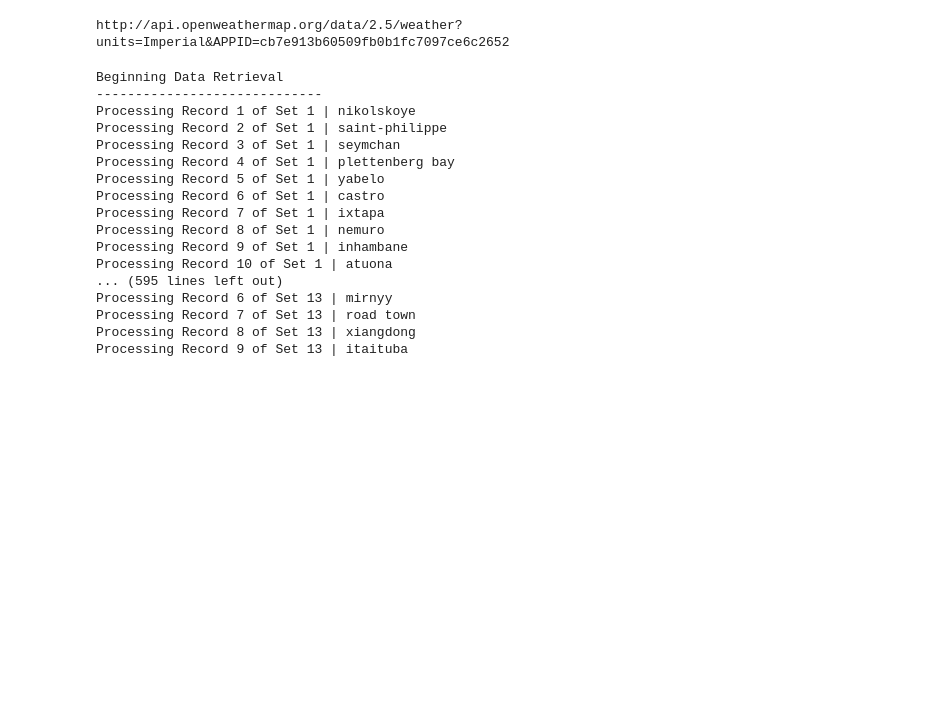
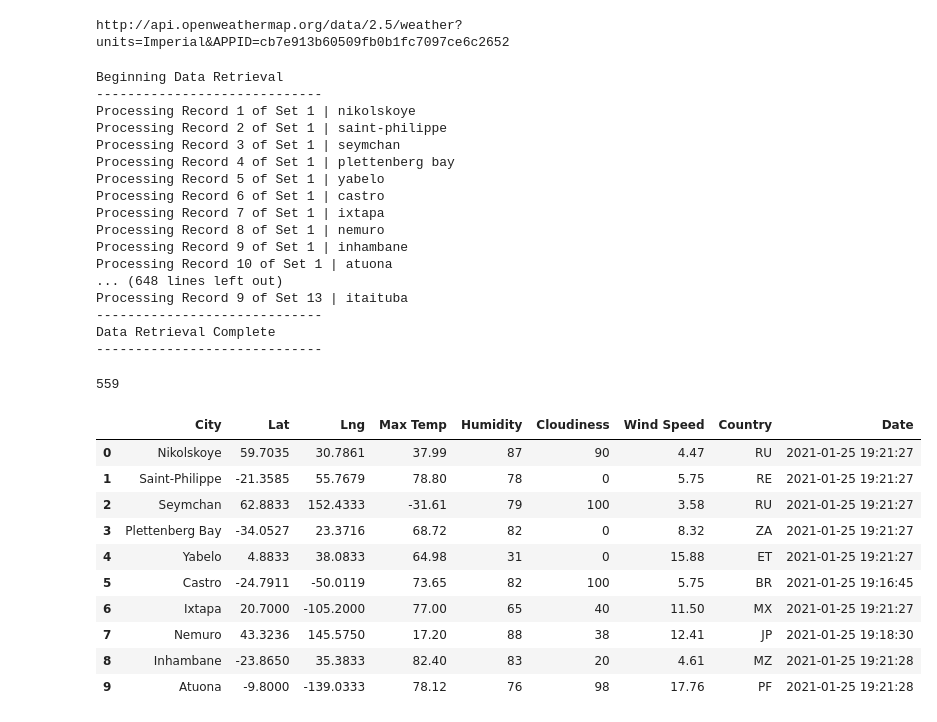
Before and after one commit to GPT2099/World_Weather_Analysis, a Jupyter notebook: WeatherPy.ipynb, the cells around one changed output. Drawn from its saved outputs; the diff is of its cells as text; code cells hidden in the pictures; blank space fills up the shorter version.

```diff
--- a/WeatherPy.ipynb
+++ b/WeatherPy.ipynb
@@ -69,6 +69,40 @@ for i, city in enumerate(cities):
     print(f"Processing Record {record_count} of Set {set_count} | {city}")
     # Add 1 to the record count.
     record_count += 1
+   # Run an API request for each of the cities.
+    try:
+        # Parse the JSON and retrieve data.
+        city_weather = requests.get(city_url).json()
+        # Parse out the needed data.
+        city_lat = city_weather["coord"]["lat"]
+        city_lng = city_weather["coord"]["lon"]
+        city_max_temp = city_weather["main"]["temp_max"]
+        city_humidity = city_weather["main"]["humidity"]
+        city_clouds = city_weather["clouds"]["all"]
+        city_wind = city_weather["wind"]["speed"]
+        city_country = city_weather["sys"]["country"]
+        # Convert the date to ISO standard.
+        city_date = datetime.utcfromtimestamp(city_weather["dt"]).strftime('%Y-%m-%d %H:%M:%S')
+        # Append the city information into city_data list.
+        city_data.append({"City": city.title(),
+                          "Lat": city_lat,
+                          "Lng": city_lng,
+                          "Max Temp": city_max_temp,
+                          "Humidity": city_humidity,
+                          "Cloudiness": city_clouds,
+                          "Wind Speed": city_wind,
+                          "Country": city_country,
+                          "Date": city_date})
+
+# If an error is experienced, skip the city.
+    except:
+        print("City not found. Skipping...")
+        pass
+
+# Indicate that Data Loading is complete.
+print("-----------------------------")
+print("Data Retrieval Complete      ")
+print("-----------------------------")
 # %% [output]
 Beginning Data Retrieval
 -----------------------------
@@ -82,8 +116,28 @@ Processing Record 7 of Set 1 | ixtapa
 Processing Record 8 of Set 1 | nemuro
 Processing Record 9 of Set 1 | inhambane
 Processing Record 10 of Set 1 | atuona
-... (595 lines left out)
-Processing Record 6 of Set 13 | mirnyy
-Processing Record 7 of Set 13 | road town
-Processing Record 8 of Set 13 | xiangdong
+... (648 lines left out)
 Processing Record 9 of Set 13 | itaituba
+-----------------------------
+Data Retrieval Complete
+-----------------------------
+# %%
+len(city_data)
+# %% [output]
+559
+# %%
+# Convert the array of dictionaries to a Pandas DataFrame.
+first_city_data_df = pd.DataFrame(city_data)
+first_city_data_df.head(10)
+# %% [output]
+|  | City | Lat | Lng | Max Temp | Humidity | Cloudiness | Wind Speed | Country | Date |
+| 0 | Nikolskoye | 59.7035 | 30.7861 | 37.99 | 87 | 90 | 4.47 | RU | 2021-01-25 19:21:27 |
+| 1 | Saint-Philippe | -21.3585 | 55.7679 | 78.80 | 78 | 0 | 5.75 | RE | 2021-01-25 19:21:27 |
+| 2 | Seymchan | 62.8833 | 152.4333 | -31.61 | 79 | 100 | 3.58 | RU | 2021-01-25 19:21:27 |
+| 3 | Plettenberg Bay | -34.0527 | 23.3716 | 68.72 | 82 | 0 | 8.32 | ZA | 2021-01-25 19:21:27 |
+| 4 | Yabelo | 4.8833 | 38.0833 | 64.98 | 31 | 0 | 15.88 | ET | 2021-01-25 19:21:27 |
+| 5 | Castro | -24.7911 | -50.0119 | 73.65 | 82 | 100 | 5.75 | BR | 2021-01-25 19:16:45 |
+| 6 | Ixtapa | 20.7000 | -105.2000 | 77.00 | 65 | 40 | 11.50 | MX | 2021-01-25 19:21:27 |
+| 7 | Nemuro | 43.3236 | 145.5750 | 17.20 | 88 | 38 | 12.41 | JP | 2021-01-25 19:18:30 |
+| 8 | Inhambane | -23.8650 | 35.3833 | 82.40 | 83 | 20 | 4.61 | MZ | 2021-01-25 19:21:28 |
+| 9 | Atuona | -9.8000 | -139.0333 | 78.12 | 76 | 98 | 17.76 | PF | 2021-01-25 19:21:28 |
```
Also changed, not shown: parts of 2 cells of this notebook, 2 other files.
